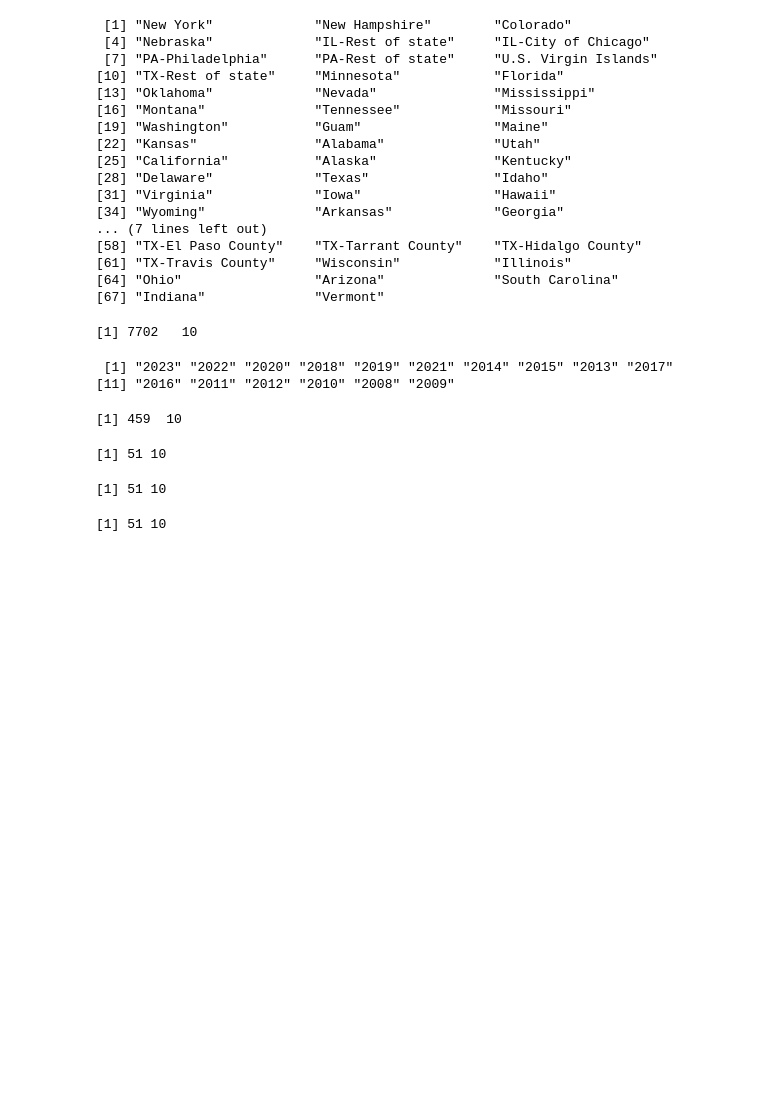
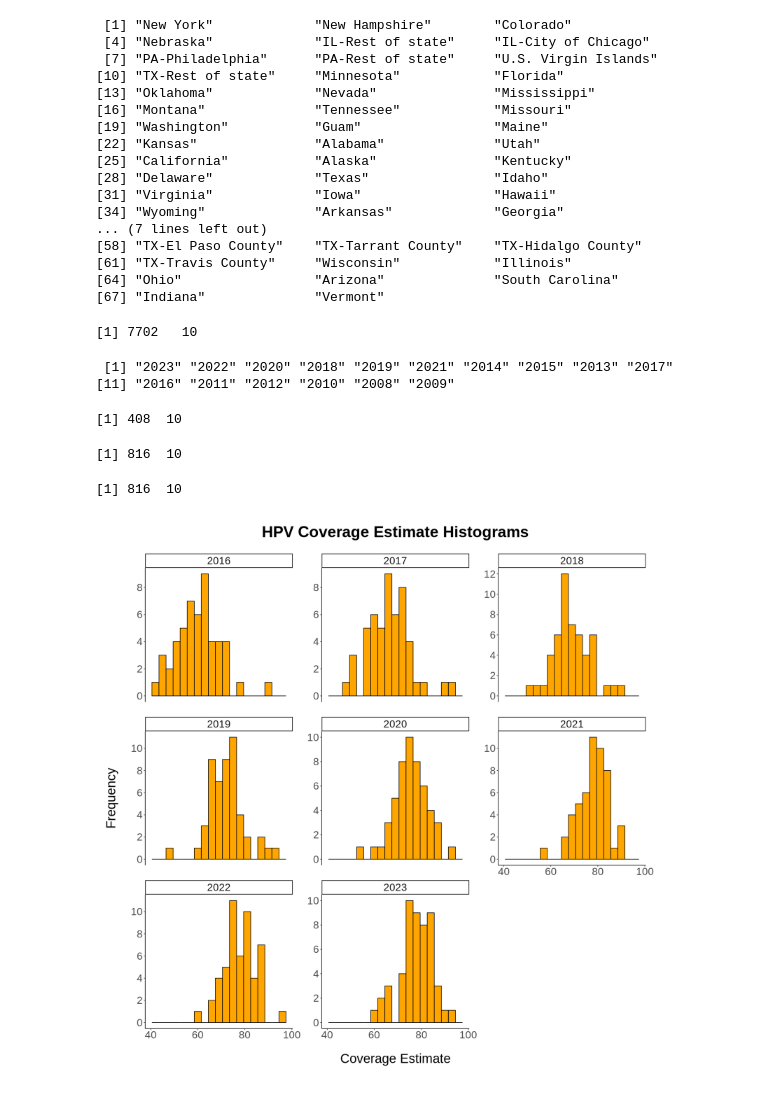
Before and after one commit to Kiron-Ang/Vaccination, a Jupyter notebook: vaccination.ipynb, the cells around one changed output. Saved outputs shown, nothing was run; the diff lists cells and outputs as text; code cells hidden in the pictures; blank space fills up the shorter version.

Commit message:
Create histograms with ggplot2

```diff
--- a/vaccination.ipynb
+++ b/vaccination.ipynb
@@ -39,6 +52,9 @@ A data.frame: 6 × 10
 | 5 | HPV | ≥1 Dose, Males and Females | States/Local Areas | New York | 2023 | Age | 13-17 Years | ... |
 | 6 | HPV | Up-to-Date, Males | States/Local Areas | New York | 2023 | Age | 13-17 Years | ... |
 # %%
+# Convert coverage_estimate to numeric
+data$coverage_estimate = as.numeric(data$coverage_estimate)
+
 # Print unique vaccines
 unique(data$vaccine)
 # %% [output]
@@ -173,33 +191,44 @@ unique(data$year_season)
 # %% [output]
  [1] "2023" "2022" "2020" "2018" "2019" "2021" "2014" "2015" "2013" "2017"
 [11] "2016" "2011" "2012" "2010" "2008" "2009"
-# %%
-# Filter data
-data = data[data$year_season == "2023", ]
-
-# Print data dimensions
-dim(data)
-# %% [output]
-[1] 459  10
 # %%
+# HPV data
+hpv = data[data$vaccine == "HPV" & data$dose == "≥1 Dose, Males and Females", ]
+
+# Print HPV data dimensions
+dim(hpv)
+
 # MenACWY data
 menacwy = data[data$vaccine == "≥1 Dose MenACWY", ]
 
 # Print MenACWY data dimensions
 dim(menacwy)
 
-# HPV data
-hpv = data[data$vaccine == "HPV" & data$dose == "≥1 Dose, Males and Females", ]
-
-# Print HPV data dimensions
-dim(hpv)
-
 # Tetanus data
 tetanus = data[data$vaccine == "Tetanus" & data$dose == "≥1 Dose Td or Tdap", ]
 
 # Print Tetanus data dimensions
 dim(tetanus)
 # %% [output]
-[1] 51 10
+[1] 408  10
-[1] 51 10
+[1] 816  10
-[1] 51 10
+[1] 816  10
+# %%
+# Create HPV histograms with discrete y-axis
+ggplot(hpv, aes(x = coverage_estimate)) +
+  geom_histogram(binwidth = 3, fill = "orange", color = "black") +
+  labs(title = "HPV Coverage Estimate Histograms",
+       x = "Coverage Estimate",
+       y = "Frequency") +
+  theme_classic() +
+  theme(text = element_text(size = 25),
+        plot.title = element_text(hjust = 0.5, face = "bold", margin = margin(b = 25)),
+        panel.spacing = unit(2, "lines"),
+        plot.margin = margin(20, 20, 20, 20),
+        axis.title.x = element_text(margin = margin(t = 25)),
+        axis.title.y = element_text(margin = margin(r = 25))) +
+  facet_wrap(~ year_season, scales = "free_y") +
+  scale_y_continuous(breaks = seq(0, max(hpv$coverage_estimate), by = 2),
+                     labels = as.character(seq(0, max(hpv$coverage_estimate), by = 2)))
+# %% [output]
+[figure, added]
```
Also changed, not shown: parts of 5 cells of this notebook.
